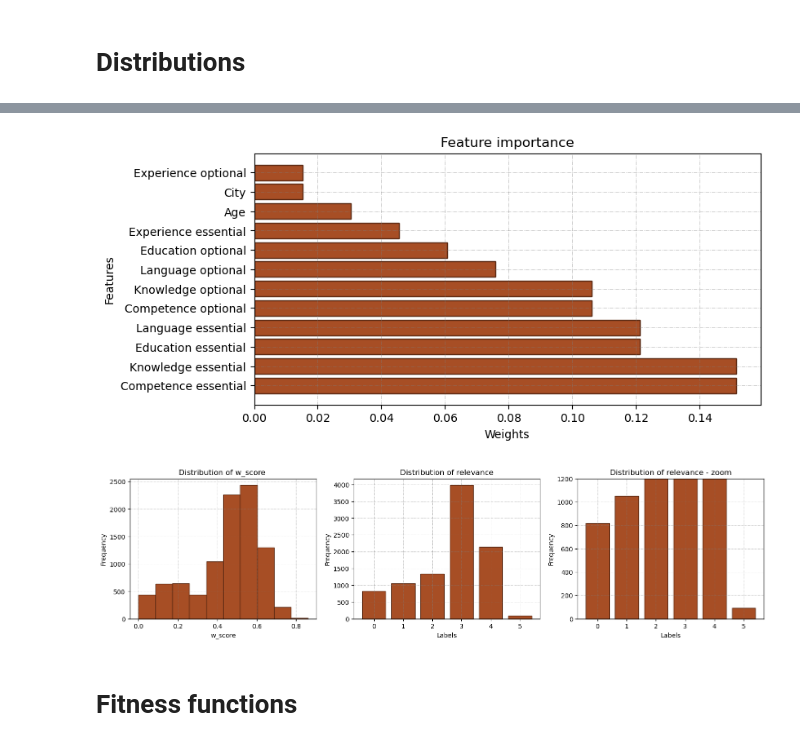
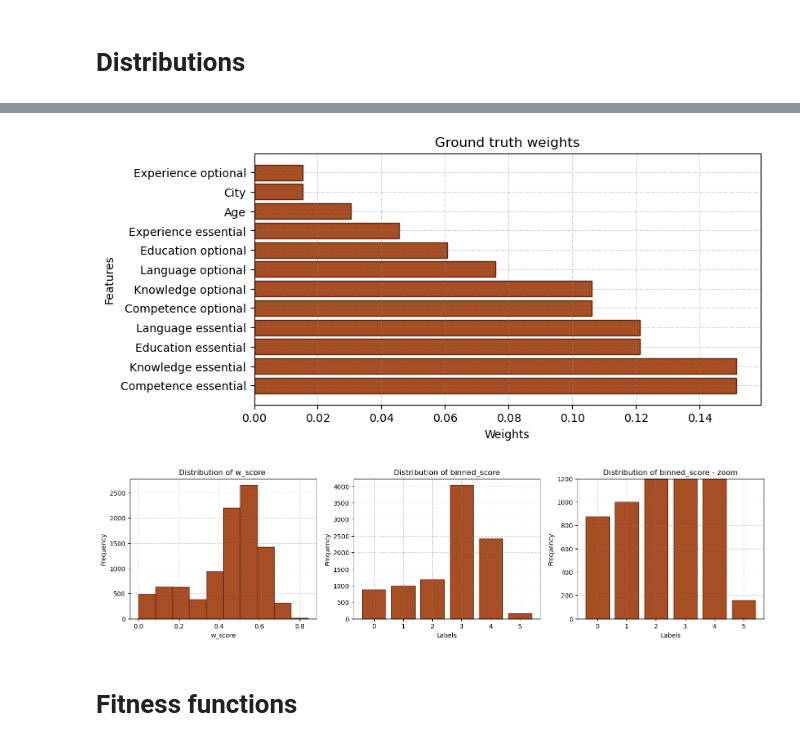
Before and after one commit to jacons/Interpretable-by-design-Human-Recommender, a Jupyter notebook: other_notebook/show_distribution.ipynb, the cells around one changed output, grey strips where cells are left out. Drawn from its saved outputs; the diff is of its cells as text; code cells hidden in the pictures.

```diff
--- a/other_notebook/show_distribution.ipynb
+++ b/other_notebook/show_distribution.ipynb
@@ -79,45 +91,45 @@ _, axs = plt.subplots(figsize=(8,4))
 axs.barh(range(len(n_weights)), n_weights[sort_], **default_par)
 axs.grid(color='grey', linestyle='-.', linewidth=0.5, alpha=0.5)
 axs.set_yticks(range(len(n_weights)), features[sort_])
-axs.set_title("Feature importance")
+axs.set_title("Ground truth weights")
 axs.set_xlabel('Weights')
 axs.set_ylabel('Features')
 plt.show()
 # %% [output]
-[figure, old version]
+[figure, new version]
 # %%
 score_dt = pd.read_csv("../outputs/scores/0_dataset.csv")
-relevance = score_dt["relevance"].tolist()
+binned_score = score_dt["binned_score"].tolist()
 w_score = score_dt["w_score"].tolist()
 
-distri_labels = [relevance.count(i) for i in range(max(relevance)+1)]
-name_label = [*range(max(relevance)+1)]
+distri_labels = [binned_score.count(i) for i in range(max(binned_score)+1)]
+name_label = [*range(max(binned_score)+1)]
 
 _, axs = plt.subplots(ncols=3,figsize=(18,4))
 
 axs[0].hist(w_score, **default_par)
 axs[0].grid(color='grey', linestyle='-.', linewidth=0.5, alpha=0.5)
 axs[0].set_title('Distribution of w_score ')
 axs[0].set_xlabel('w_score')
 axs[0].set_ylabel('Frequency')
 
 axs[1].bar(name_label,distri_labels, **default_par)
 axs[1].grid(color='grey', linestyle='-.', linewidth=0.5, alpha=0.5)
-axs[1].set_title('Distribution of relevance')
+axs[1].set_title('Distribution of binned_score')
 axs[1].set_xlabel('Labels')
 axs[1].set_ylabel('Frequency')
 
 axs[2].bar(name_label,distri_labels, **default_par)
 axs[2].set_ylim(0, 1200)
 axs[2].grid(color='grey', linestyle='-.', linewidth=0.5, alpha=0.5)
-axs[2].set_title('Distribution of relevance - zoom')
+axs[2].set_title('Distribution of binned_score - zoom')
 axs[2].set_xlabel('Labels')
 axs[2].set_ylabel('Frequency')
 
 
 plt.show()
 # %% [output]
-[figure, old version]
+[figure, new version]
 # %% [markdown]
 # Fitness functions
 # %%
```
Also changed, not shown: parts of 9 cells of this notebook, 23 other files.
